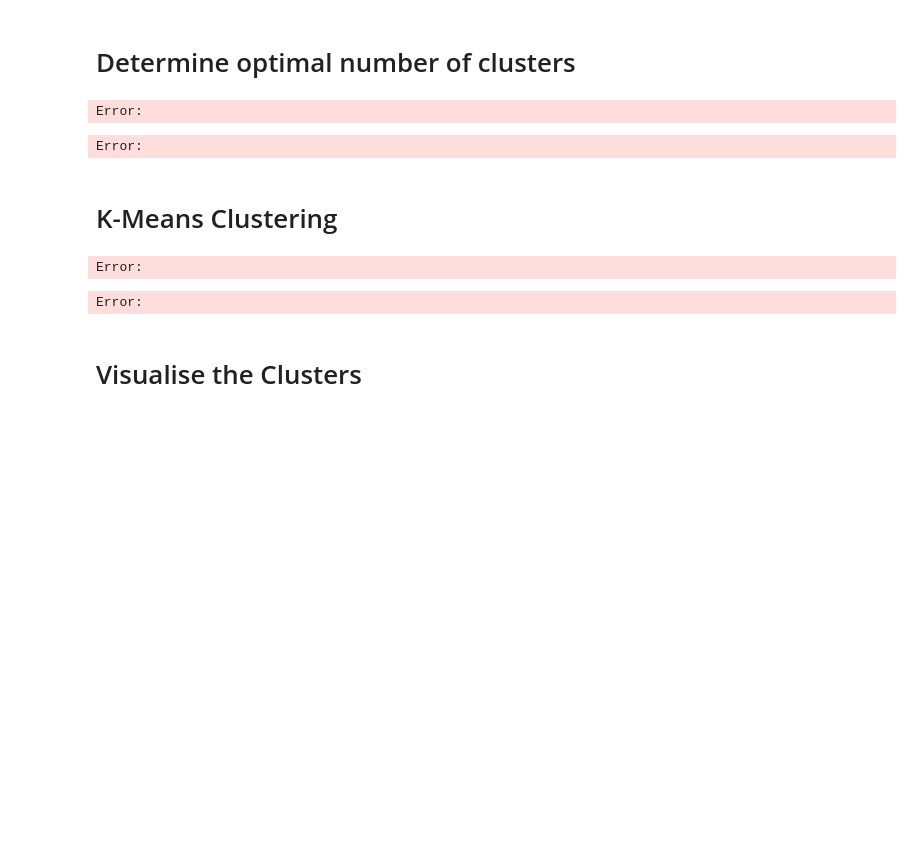
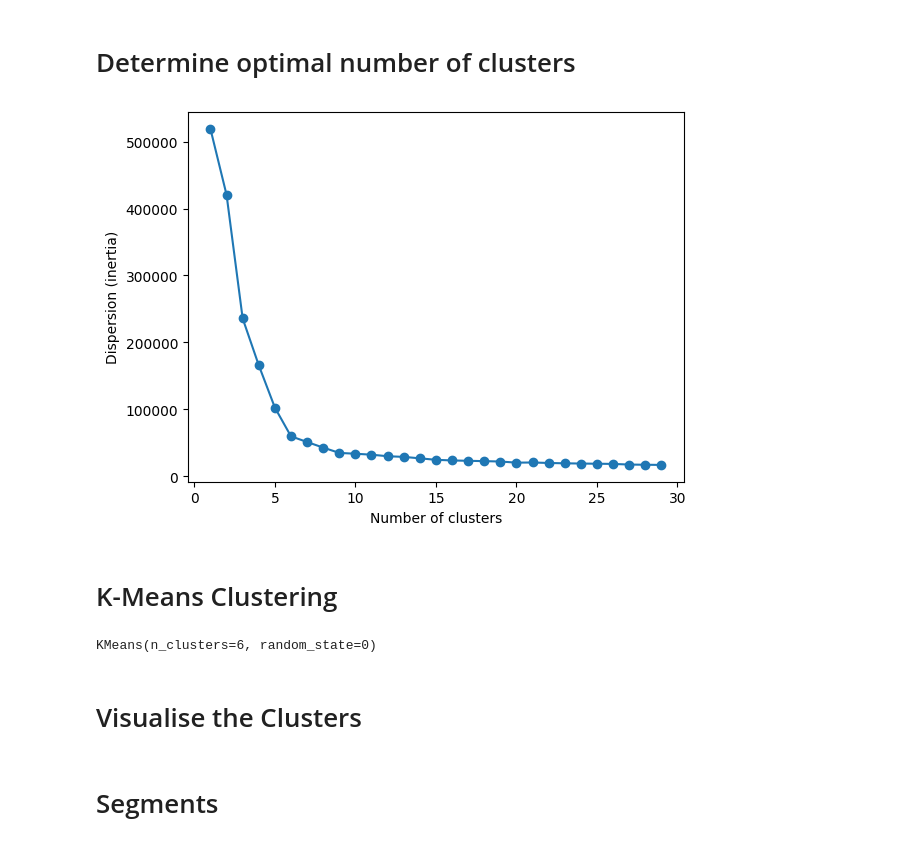
Before and after one commit to MarceloJ18/KeizerKrukis, a Jupyter notebook: CustomerSegmentation.ipynb, the cells around one changed output. Cells and saved outputs as stored; diff of their text form; code cells hidden in the pictures; blank space fills up the shorter version.

```diff
--- a/CustomerSegmentation.ipynb
+++ b/CustomerSegmentation.ipynb
@@ -127,6 +138,0 @@ principal_df = pd.DataFrame(data = customer_info_pca, columns = ['pc1', 'pc2', '
-# %%
-# Fitting a KMeans algorithm with 2 centroids and random state=0
-kmeans = KMeans(n_clusters=2, random_state=0)
-
-# Fitting the kmeans object to our data
-kmeans.fit(X_scaled)
@@ -135,20 +138,0 @@ KMeans(n_clusters=2, random_state=0)
-# %%
-#from sklearn.manifold import TSNE
-# Reduce the dimensionality with t-SNE
-#tsne = TSNE(n_components=2, random_state=0)
-#tsne_result = tsne.fit_transform(X_scaled)
-
-
-# Find the optimal number of clusters using the elbow method
-wcss = []
-for i in range(1, 11):
-    kmeans = KMeans(n_clusters=i, random_state=0)
-    kmeans.fit(X_scaled)
-    wcss.append(kmeans.inertia_)
-
-# Plot the elbow curve
-plt.plot(range(1, 11), wcss)
-plt.title('Elbow Method')
-plt.xlabel('Number of clusters')
-plt.ylabel('WCSS')
-plt.show()
@@ -175,25 +200,23 @@ silhouette_scores = []
-# %%
-
-# Choose the number of clusters based on the highest silhouette score
-n_clusters = 4
-
-# Perform KMeans clustering with the selected number of clusters
-#kmeans = KMeans(n_clusters=n_clusters, random_state=42)
-#cluster_labels = kmeans.fit_predict(customer_info_pca)
-
-# Add the cluster labels to the customer_info dataset
-#customer_info['cluster'] = cluster_labels
-# %% [output]
-Error:
-Error:
+# %%
+dispersion = []
+for k in range(1, 30):
+    kmeans = KMeans(n_clusters=k, random_state=0, n_init = 'auto').fit(customer_info_pca)
+    dispersion.append(kmeans.inertia_)
+# %%
+plt.plot(range(1, 30), dispersion, marker='o')
+plt.xlabel('Number of clusters')
+plt.ylabel('Dispersion (inertia)')
+plt.show()
+# %% [output]
+[figure, added]
 # %% [markdown]
 # K-Means Clustering
 # %%
 # Apply k-means clustering with the optimal number of clusters
-#kmeans = KMeans(n_clusters=4)
-#kmeans.fit(X_pca)
+kmeans = KMeans(n_clusters=6, random_state = 0) # was 6
+# kmeans.fit(customer_info_pca)
+kmeans.fit(customer_info_pca) #X_scaled
 # %% [output]
-Error:
+KMeans(n_clusters=6, random_state=0)
-Error:
 # %% [markdown]
 # Visualise the Clusters
@@ -204,0 +223,2 @@ plt.show()
+# %% [markdown]
+# Segments
```
Also changed, not shown: parts of 42 cells of this notebook, 1 other file.
